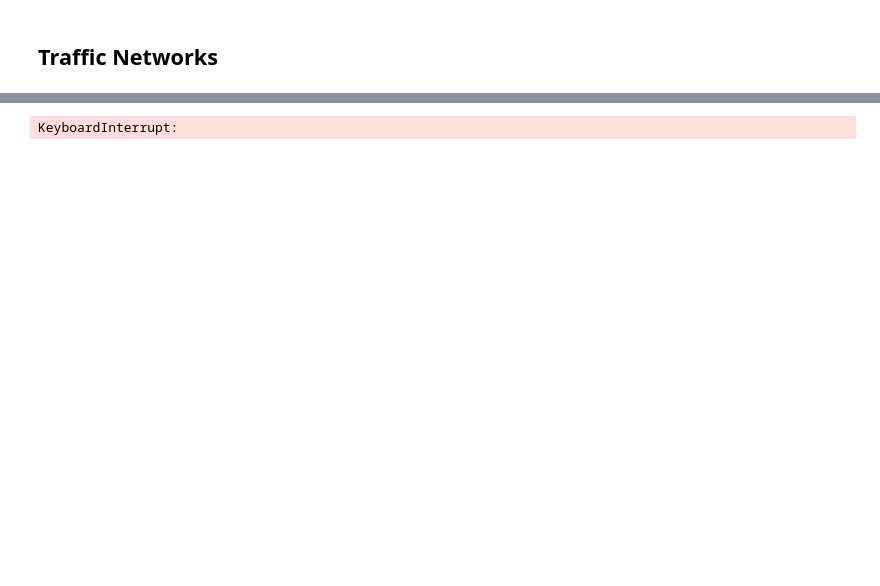
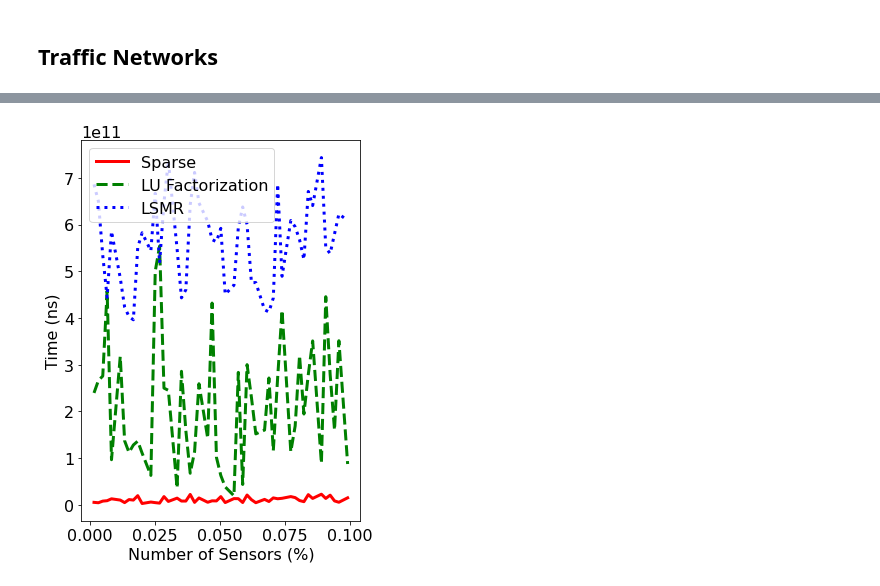
Before and after one commit to arnav-b/sensor-placement, a Jupyter notebook: speeds-fast.ipynb, the cells around one changed output, grey strips where cells are left out. Saved outputs shown, nothing was run; the diff lists cells and outputs as text; code cells hidden in the pictures; blank space fills up the shorter version.

```diff
--- a/speeds-fast.ipynb
+++ b/speeds-fast.ipynb
@@ -108,4 +18,0 @@ True
-# %%
-x_T_prime = x_intermediate - y @ np.linalg.inv(perm + V.transpose() @ y) @ V.transpose() @ x_intermediate
-
-x_T_prime
@@ -133,7 +21,7 @@ def synthetic_speeds(G):
     eigs = np.linalg.eig(nx.laplacian_matrix(nx.line_graph(G).to_undirected(), nodelist=nx.line_graph(G).nodes()).toarray())
     order = np.argsort(eigs[0])
 
-    vals = 1e8 * eigs[1][:,-1]
+    vals = eigs[1][:,-1]
     speeds = {}
     for i, v in enumerate(nx.line_graph(G).nodes()):
         speeds[v] = vals[i]
@@ -289,7 +285,7 @@ def choose_sensors_lsmr(G, labeled_edges, weights, k=None, debug=False):
     P_TS = P[np.ix_(T, S)]
 
     x_S = x[np.ix_(S)]
-    x_T_hat = linalg.lsmr(np.identity(m-k) - P_TT, P_TS @ x_S)[0]
+    x_T_hat = sparse.linalg.lsmr(np.identity(m-k) - P_TT, P_TS @ x_S)[0]
 
     current_err = weightedL2(x_T_hat, x[np.ix_(T)], w[np.ix_(T)])
     old_err = float("inf")
@@ -311,11 +307,16 @@ def choose_sensors_lsmr(G, labeled_edges, weights, k=None, debug=False):
                 S_prime = S[:i] + [v] + S[i+1:]
                 T_prime = T[:swap] + [S[i]] + T[swap+1:]
 
-                P_TT_prime = P[np.ix_(T_prime, T_prime)]
+                P_TT_prime = np.copy(P_TT)
+                row = P[v][T_prime]
+                col = P[:, v][T_prime]
+                P_TT_prime[swap] = row
+                P_TT_prime[:, swap] = col
+
                 P_TS_prime = P[np.ix_(T_prime, S_prime)]
                 x_S_prime = x[np.ix_(S_prime)]
 
-                x_T_prime = linalg.lsmr(np.identity(m-k) - P_TT_prime, P_TS_prime @ x_S_prime)[0]
+                x_T_prime = sparse.linalg.lsmr(np.identity(m-k) - P_TT_prime, P_TS_prime @ x_S_prime)[0]
 
                 # Check correctness
 #                 if not np.allclose((np.identity(m-k) - P_TT_prime) @ x_T_prime, P_TS_prime @ x_S_prime):
@@ -332,9 +333,6 @@ def choose_sensors_lsmr(G, labeled_edges, weights, k=None, debug=False):
                     T = T_prime
                     P_TT = P_TT_prime
 
-                    # Recompute LU decomposition
-                    lu, piv = lu_factor(np.identity(m-k) - P_TT)
-
         if debug:
             print("end of iteration {} improvement {:e}".format(iteration, old_err - current_err))
         iteration += 1
@@ -375,3 +412,22 @@ weights = {e: 1 for e in Berlin.edges()}
+# %%
+speedups = get_speedups(Berlin, {e: 1 for e in Berlin.edges()}, synthetic_speeds(Berlin), .1)
+# %%
+fig, ax = plt.subplots(figsize=(5, 7))
+
+def plot_speedups(speedups, ax):
+    ax.plot(speedups["sparse"].keys(), speedups["sparse"].values(), "r", label="Sparse",
+           linewidth=3)
+    ax.plot(speedups["lu"].keys(), speedups["lu"].values(), "g", label="LU Factorization",
+           linewidth=3, linestyle="dashed")
+    ax.plot(speedups["lsmr"].keys(), speedups["lsmr"].values(), "b", label="LSMR",
+           linewidth=3, linestyle="dotted")
+    ax.legend()
+    ax.set_xlabel("Number of Sensors (%)")
+    ax.set_ylabel("Time (ns)")
+
+plot_speedups(speedups, ax)
+# %% [output]
+[figure, added]
 # %%
 from sklearn.cluster import SpectralClustering
 
@@ -453,4 +554,2 @@ sensors = {}
 # %%
-sensors["Anaheim"] = get_speed_results(*read_tntp_graph("data/Anaheim/Anaheim_flow.tntp"), 1)
+results["Anaheim"] = get_speed_results(*read_tntp_graph("data/Anaheim/Anaheim_flow.tntp"), 1)
-# %% [output]
-KeyboardInterrupt:
```
Also changed, not shown: parts of 36 cells of this notebook, 2 other files.
